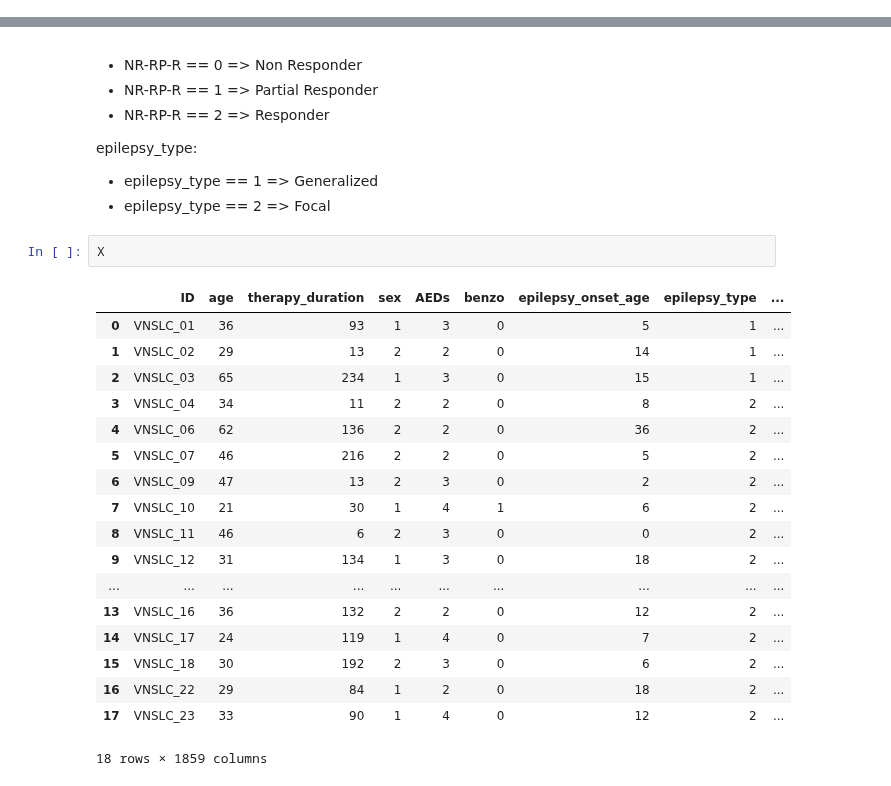
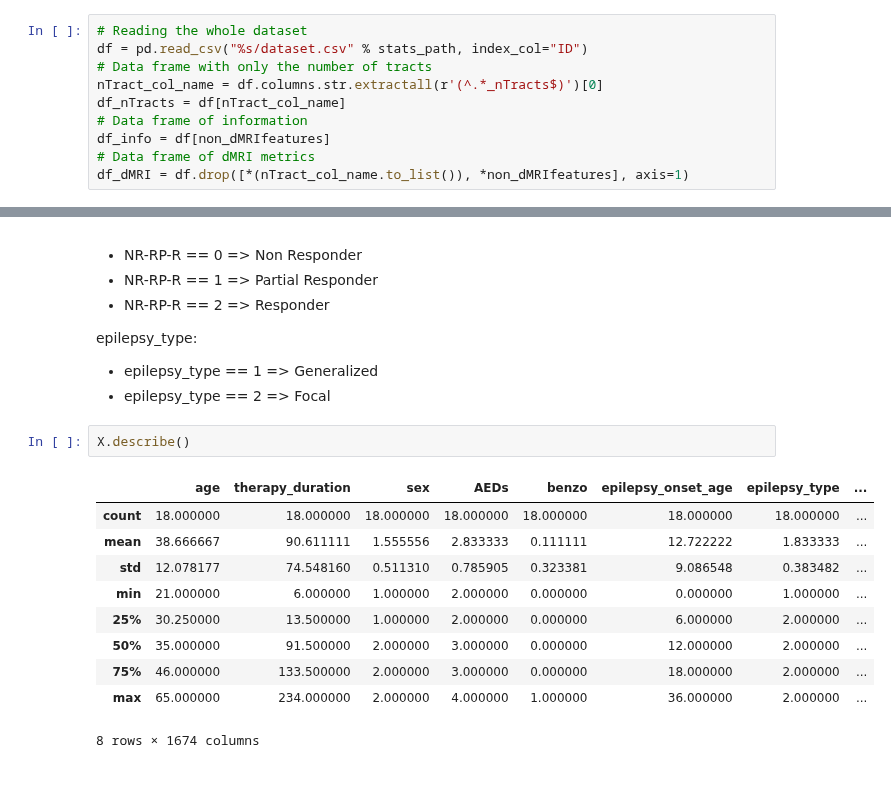
Before and after one commit to PiLAB-Medical-Imaging/TFE23-740_Epilepsy, a Jupyter notebook: src/analysis.ipynb, the cells around one changed output, grey strips where cells are left out. Cells and saved outputs as stored; diff of their text form.

```diff
--- a/src/analysis.ipynb
+++ b/src/analysis.ipynb
@@ -58,0 +56,10 @@ AssertionError:
+# %%
+# Reading the whole dataset
+df = pd.read_csv("%s/dataset.csv" % stats_path, index_col="ID")
+# Data frame with only the number of tracts
+nTract_col_name = df.columns.str.extractall(r'(^.*_nTracts$)')[0]
+df_nTracts = df[nTract_col_name]
+# Data frame of information
+df_info = df[non_dMRIfeatures]
+# Data frame of dMRI metrics
+df_dMRI = df.drop([*(nTract_col_name.to_list()), *non_dMRIfeatures], axis=1)
@@ -84,23 +165,15 @@ epilepsy_type:
 - epilepsy_type == 1 => Generalized
 - epilepsy_type == 2 => Focal
 # %%
-X
+X.describe()
 # %% [output]
-|  | ID | age | therapy_duration | sex | AEDs | benzo | epilepsy_onset_age | epilepsy_type | ... |
-| 0 | VNSLC_01 | 36 | 93 | 1 | 3 | 0 | 5 | 1 | ... |
-| 1 | VNSLC_02 | 29 | 13 | 2 | 2 | 0 | 14 | 1 | ... |
-| 2 | VNSLC_03 | 65 | 234 | 1 | 3 | 0 | 15 | 1 | ... |
-| 3 | VNSLC_04 | 34 | 11 | 2 | 2 | 0 | 8 | 2 | ... |
-| 4 | VNSLC_06 | 62 | 136 | 2 | 2 | 0 | 36 | 2 | ... |
-| 5 | VNSLC_07 | 46 | 216 | 2 | 2 | 0 | 5 | 2 | ... |
-| 6 | VNSLC_09 | 47 | 13 | 2 | 3 | 0 | 2 | 2 | ... |
-| 7 | VNSLC_10 | 21 | 30 | 1 | 4 | 1 | 6 | 2 | ... |
-| 8 | VNSLC_11 | 46 | 6 | 2 | 3 | 0 | 0 | 2 | ... |
-| 9 | VNSLC_12 | 31 | 134 | 1 | 3 | 0 | 18 | 2 | ... |
-| ... | ... | ... | ... | ... | ... | ... | ... | ... | ... |
-| 13 | VNSLC_16 | 36 | 132 | 2 | 2 | 0 | 12 | 2 | ... |
-| 14 | VNSLC_17 | 24 | 119 | 1 | 4 | 0 | 7 | 2 | ... |
-| 15 | VNSLC_18 | 30 | 192 | 2 | 3 | 0 | 6 | 2 | ... |
-| 16 | VNSLC_22 | 29 | 84 | 1 | 2 | 0 | 18 | 2 | ... |
-| 17 | VNSLC_23 | 33 | 90 | 1 | 4 | 0 | 12 | 2 | ... |
+|  | age | therapy_duration | sex | AEDs | benzo | epilepsy_onset_age | epilepsy_type | ... |
+| count | 18.000000 | 18.000000 | 18.000000 | 18.000000 | 18.000000 | 18.000000 | 18.000000 | ... |
+| mean | 38.666667 | 90.611111 | 1.555556 | 2.833333 | 0.111111 | 12.722222 | 1.833333 | ... |
+| std | 12.078177 | 74.548160 | 0.511310 | 0.785905 | 0.323381 | 9.086548 | 0.383482 | ... |
+| min | 21.000000 | 6.000000 | 1.000000 | 2.000000 | 0.000000 | 0.000000 | 1.000000 | ... |
+| 25% | 30.250000 | 13.500000 | 1.000000 | 2.000000 | 0.000000 | 6.000000 | 2.000000 | ... |
+| 50% | 35.000000 | 91.500000 | 2.000000 | 3.000000 | 0.000000 | 12.000000 | 2.000000 | ... |
+| 75% | 46.000000 | 133.500000 | 2.000000 | 3.000000 | 0.000000 | 18.000000 | 2.000000 | ... |
+| max | 65.000000 | 234.000000 | 2.000000 | 4.000000 | 1.000000 | 36.000000 | 2.000000 | ... |
-18 rows × 1859 columns
+8 rows × 1674 columns
```
Also changed, not shown: parts of 16 cells of this notebook, 4 other files.
